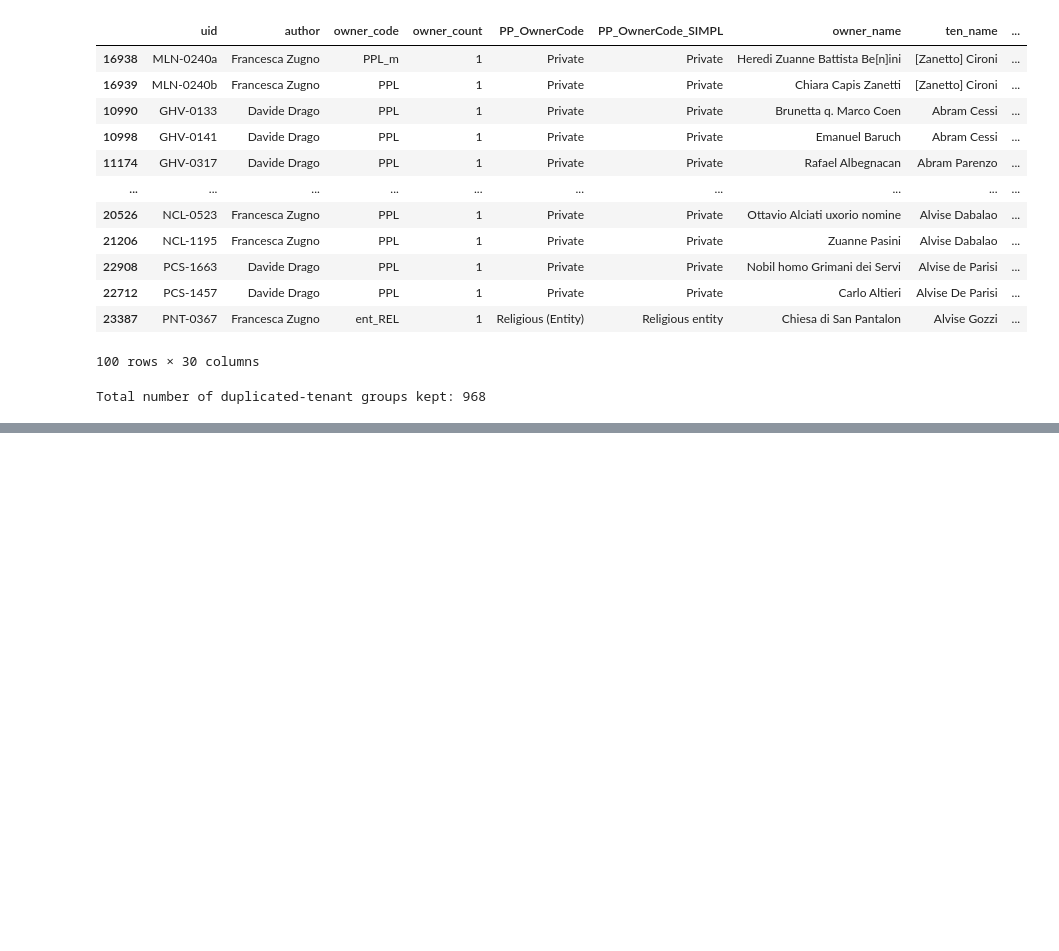
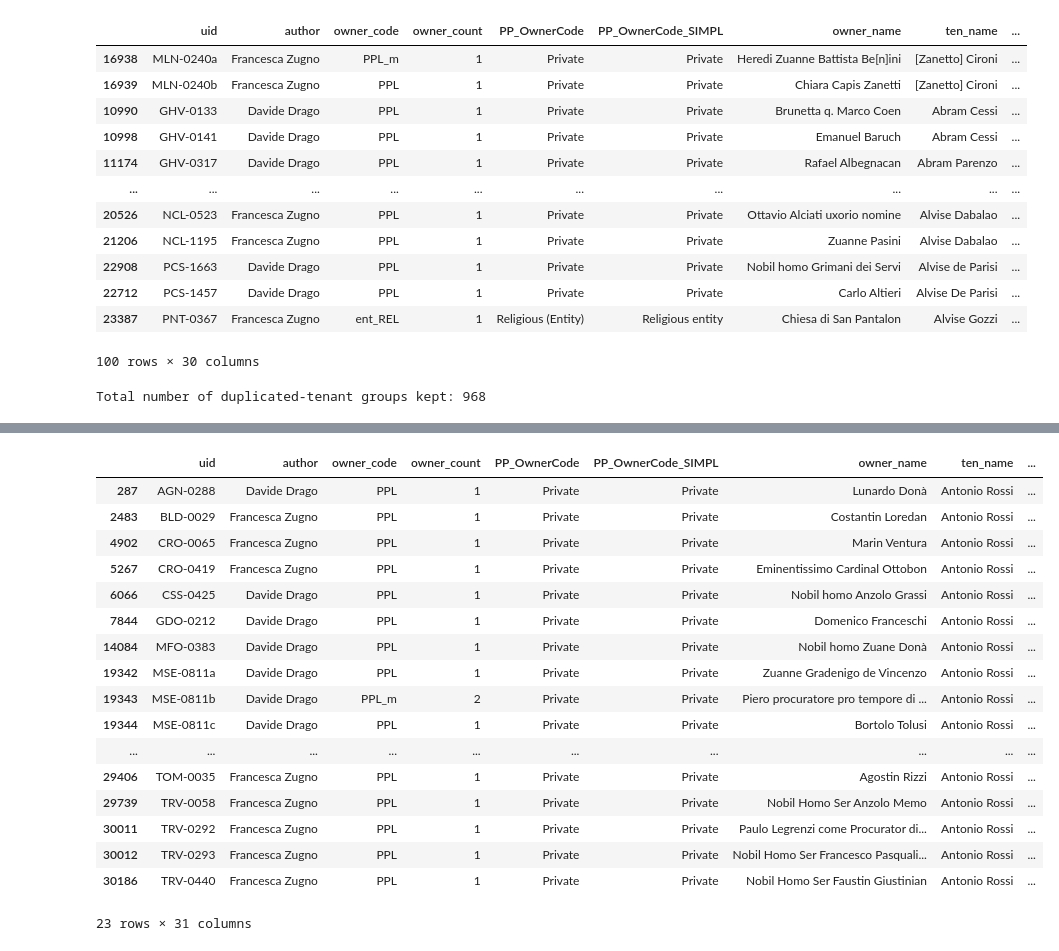
Before and after one commit to camillelnne/venice-agents, a Jupyter notebook: notebooks/data_exploration.ipynb, the cells around one changed output, grey strips where cells are left out. Saved outputs shown, nothing was run; the diff lists cells and outputs as text; code cells hidden in the pictures; blank space fills up the shorter version.

```diff
--- a/notebooks/data_exploration.ipynb
+++ b/notebooks/data_exploration.ipynb
@@ -130,0 +223,21 @@ Total number of duplicated-tenant groups kept: 968
+# %%
+landregister_1740[landregister_1740["ten_name_norm"] == "antonio rossi"]
+# %% [output]
+|  | uid | author | owner_code | owner_count | PP_OwnerCode | PP_OwnerCode_SIMPL | owner_name | ten_name | ... |
+| 287 | AGN-0288 | Davide Drago | PPL | 1 | Private | Private | Lunardo Donà | Antonio Rossi | ... |
+| 2483 | BLD-0029 | Francesca Zugno | PPL | 1 | Private | Private | Costantin Loredan | Antonio Rossi | ... |
+| 4902 | CRO-0065 | Francesca Zugno | PPL | 1 | Private | Private | Marin Ventura | Antonio Rossi | ... |
+| 5267 | CRO-0419 | Francesca Zugno | PPL | 1 | Private | Private | Eminentissimo Cardinal Ottobon | Antonio Rossi | ... |
+| 6066 | CSS-0425 | Davide Drago | PPL | 1 | Private | Private | Nobil homo Anzolo Grassi | Antonio Rossi | ... |
+| 7844 | GDO-0212 | Davide Drago | PPL | 1 | Private | Private | Domenico Franceschi | Antonio Rossi | ... |
+| 14084 | MFO-0383 | Davide Drago | PPL | 1 | Private | Private | Nobil homo Zuane Donà | Antonio Rossi | ... |
+| 19342 | MSE-0811a | Davide Drago | PPL | 1 | Private | Private | Zuanne Gradenigo de Vincenzo | Antonio Rossi | ... |
+| 19343 | MSE-0811b | Davide Drago | PPL_m | 2 | Private | Private | Piero procuratore pro tempore di ... | Antonio Rossi | ... |
+| 19344 | MSE-0811c | Davide Drago | PPL | 1 | Private | Private | Bortolo Tolusi | Antonio Rossi | ... |
+| ... | ... | ... | ... | ... | ... | ... | ... | ... | ... |
+| 29406 | TOM-0035 | Francesca Zugno | PPL | 1 | Private | Private | Agostin Rizzi | Antonio Rossi | ... |
+| 29739 | TRV-0058 | Francesca Zugno | PPL | 1 | Private | Private | Nobil Homo Ser Anzolo Memo | Antonio Rossi | ... |
+| 30011 | TRV-0292 | Francesca Zugno | PPL | 1 | Private | Private | Paulo Legrenzi come Procurator di... | Antonio Rossi | ... |
+| 30012 | TRV-0293 | Francesca Zugno | PPL | 1 | Private | Private | Nobil Homo Ser Francesco Pasquali... | Antonio Rossi | ... |
+| 30186 | TRV-0440 | Francesca Zugno | PPL | 1 | Private | Private | Nobil Homo Ser Faustin Giustinian | Antonio Rossi | ... |
+23 rows × 31 columns
```
Also changed, not shown: parts of 10 cells of this notebook, 7 other files.
